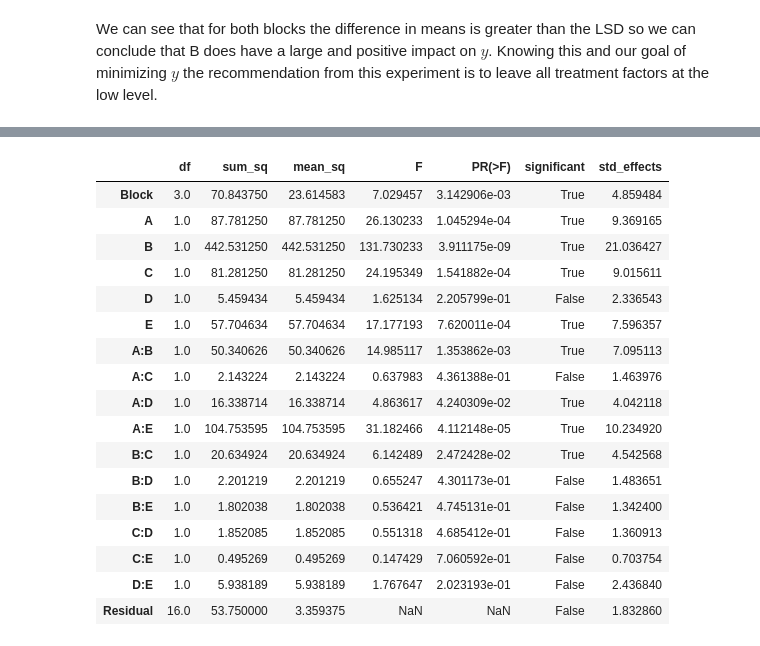
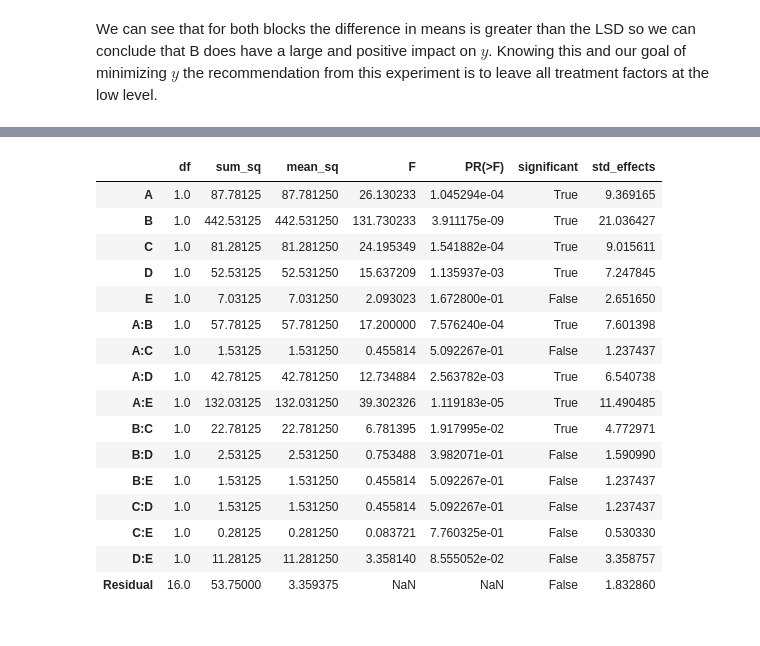
Before and after one commit to alecabt85/exp_design, a Jupyter notebook: STAT722 Assignment 3 Burtner-Abt v2.ipynb, the cells around one changed output, grey strips where cells are left out. Cells and saved outputs as stored; diff of their text form; code cells hidden in the pictures.

```diff
--- a/STAT722 Assignment 3 Burtner-Abt v2.ipynb
+++ b/STAT722 Assignment 3 Burtner-Abt v2.ipynb
@@ -126,25 +125,24 @@ q2_fixed
 # %%
-q2_lm = ols('y ~ Block + A + B + C + D + E + A:B + A:C + A:D + A:E + B:C + B:D + B:E + C:D + C:E + D:E', data=q2_fixed).fit()
+q2_lm = ols('y ~ A + B + C + D + E + A:B + A:C + A:D + A:E + B:C + B:D + B:E + C:D + C:E + D:E', data=q2_fixed).fit()
 q2_anova = sm.stats.anova_lm(q2_lm)
 q2_anova['significant'] = q2_anova['PR(>F)'].apply(lambda x: True if x < .05 else False)
 q2_anova['std_effects'] = q2_anova['mean_sq']**.5
 q2_anova
 # %% [output]
 |  | df | sum_sq | mean_sq | F | PR(>F) | significant | std_effects |
-| Block | 3.0 | 70.843750 | 23.614583 | 7.029457 | 3.142906e-03 | True | 4.859484 |
-| A | 1.0 | 87.781250 | 87.781250 | 26.130233 | 1.045294e-04 | True | 9.369165 |
-| B | 1.0 | 442.531250 | 442.531250 | 131.730233 | 3.911175e-09 | True | 21.036427 |
-| C | 1.0 | 81.281250 | 81.281250 | 24.195349 | 1.541882e-04 | True | 9.015611 |
-| D | 1.0 | 5.459434 | 5.459434 | 1.625134 | 2.205799e-01 | False | 2.336543 |
-| E | 1.0 | 57.704634 | 57.704634 | 17.177193 | 7.620011e-04 | True | 7.596357 |
-| A:B | 1.0 | 50.340626 | 50.340626 | 14.985117 | 1.353862e-03 | True | 7.095113 |
-| A:C | 1.0 | 2.143224 | 2.143224 | 0.637983 | 4.361388e-01 | False | 1.463976 |
-| A:D | 1.0 | 16.338714 | 16.338714 | 4.863617 | 4.240309e-02 | True | 4.042118 |
-| A:E | 1.0 | 104.753595 | 104.753595 | 31.182466 | 4.112148e-05 | True | 10.234920 |
-| B:C | 1.0 | 20.634924 | 20.634924 | 6.142489 | 2.472428e-02 | True | 4.542568 |
-| B:D | 1.0 | 2.201219 | 2.201219 | 0.655247 | 4.301173e-01 | False | 1.483651 |
-| B:E | 1.0 | 1.802038 | 1.802038 | 0.536421 | 4.745131e-01 | False | 1.342400 |
-| C:D | 1.0 | 1.852085 | 1.852085 | 0.551318 | 4.685412e-01 | False | 1.360913 |
-| C:E | 1.0 | 0.495269 | 0.495269 | 0.147429 | 7.060592e-01 | False | 0.703754 |
-| D:E | 1.0 | 5.938189 | 5.938189 | 1.767647 | 2.023193e-01 | False | 2.436840 |
-| Residual | 16.0 | 53.750000 | 3.359375 | NaN | NaN | False | 1.832860 |
+| A | 1.0 | 87.78125 | 87.781250 | 26.130233 | 1.045294e-04 | True | 9.369165 |
+| B | 1.0 | 442.53125 | 442.531250 | 131.730233 | 3.911175e-09 | True | 21.036427 |
+| C | 1.0 | 81.28125 | 81.281250 | 24.195349 | 1.541882e-04 | True | 9.015611 |
+| D | 1.0 | 52.53125 | 52.531250 | 15.637209 | 1.135937e-03 | True | 7.247845 |
+| E | 1.0 | 7.03125 | 7.031250 | 2.093023 | 1.672800e-01 | False | 2.651650 |
+| A:B | 1.0 | 57.78125 | 57.781250 | 17.200000 | 7.576240e-04 | True | 7.601398 |
+| A:C | 1.0 | 1.53125 | 1.531250 | 0.455814 | 5.092267e-01 | False | 1.237437 |
+| A:D | 1.0 | 42.78125 | 42.781250 | 12.734884 | 2.563782e-03 | True | 6.540738 |
+| A:E | 1.0 | 132.03125 | 132.031250 | 39.302326 | 1.119183e-05 | True | 11.490485 |
+| B:C | 1.0 | 22.78125 | 22.781250 | 6.781395 | 1.917995e-02 | True | 4.772971 |
+| B:D | 1.0 | 2.53125 | 2.531250 | 0.753488 | 3.982071e-01 | False | 1.590990 |
+| B:E | 1.0 | 1.53125 | 1.531250 | 0.455814 | 5.092267e-01 | False | 1.237437 |
+| C:D | 1.0 | 1.53125 | 1.531250 | 0.455814 | 5.092267e-01 | False | 1.237437 |
+| C:E | 1.0 | 0.28125 | 0.281250 | 0.083721 | 7.760325e-01 | False | 0.530330 |
+| D:E | 1.0 | 11.28125 | 11.281250 | 3.358140 | 8.555052e-02 | False | 3.358757 |
+| Residual | 16.0 | 53.75000 | 3.359375 | NaN | NaN | False | 1.832860 |
```
Also changed, not shown: parts of 34 cells of this notebook, 15 other files.
